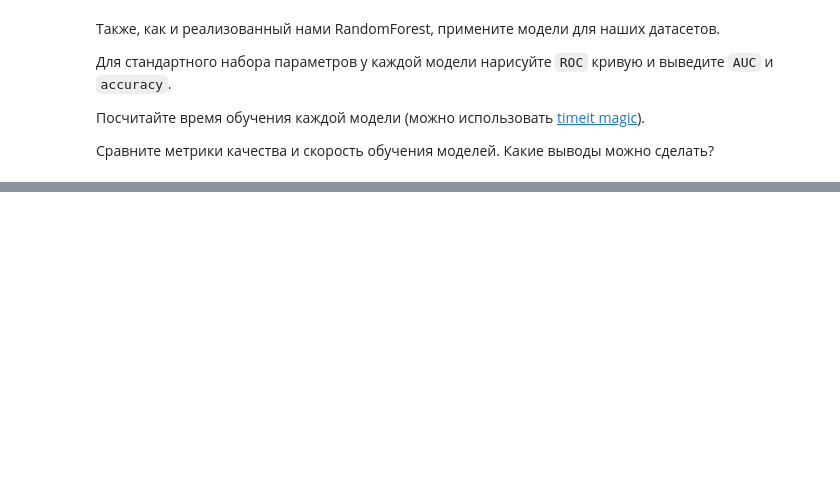
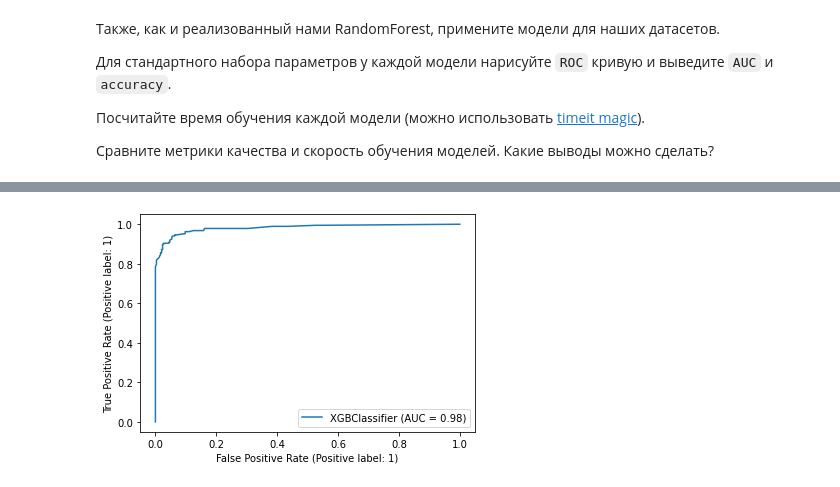
Before and after one commit to yegorov-boris/bioinf, a Jupyter notebook: HW4_Ensembles.ipynb, the cells around one changed output, grey strips where cells are left out. Cells and saved outputs as stored; diff of their text form; code cells hidden in the pictures; blank space fills up the shorter version.

```diff
--- a/HW4_Ensembles.ipynb
+++ b/HW4_Ensembles.ipynb
@@ -391,0 +496,12 @@ _Ваш ответ_
+# %%
+from xgboost import XGBClassifier
+
+model = XGBClassifier(use_label_encoder=False)
+%time model.fit(X_cancer_train, y_cancer_train)
+y_pred = model.predict(X_cancer_test)
+preds_proba = model.predict_proba(X_cancer_test)
+print("accuracy:", accuracy_score(y_cancer_test, y_pred))
+print("AUC:", roc_auc_score(y_cancer_test, preds_proba[:, 1]))
+metrics.plot_roc_curve(model, X_cancer_test, y_cancer_test)
+plt.show()
+# %% [output]
@@ -391,0 +513 @@ _Ваш ответ_
+[figure, added]
```
Also changed, not shown: parts of 19 cells of this notebook.
